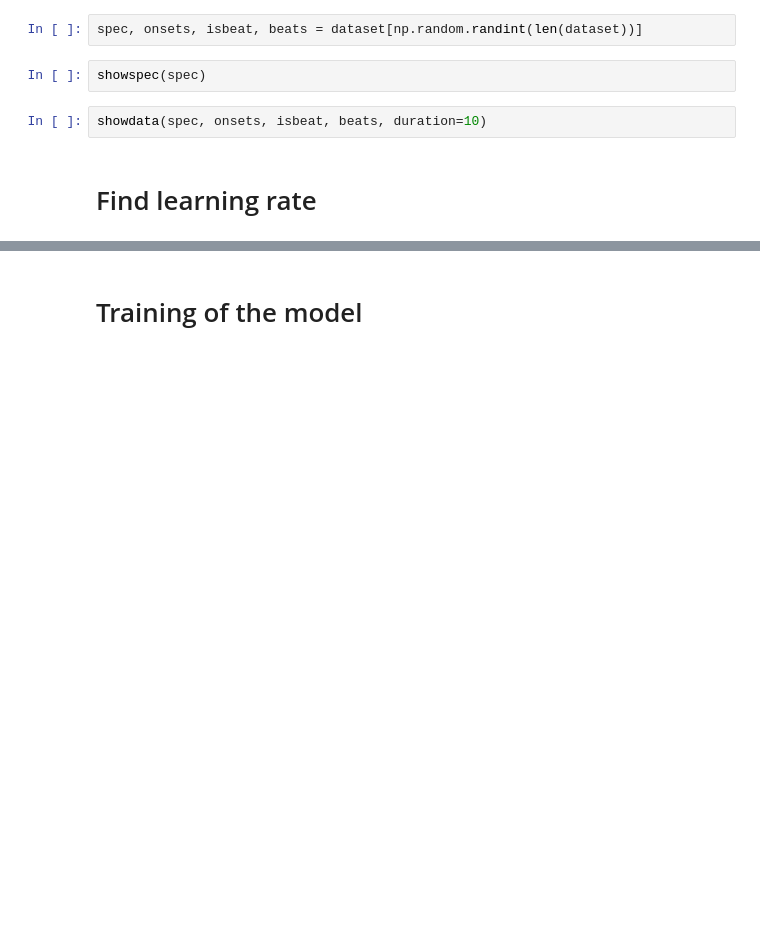
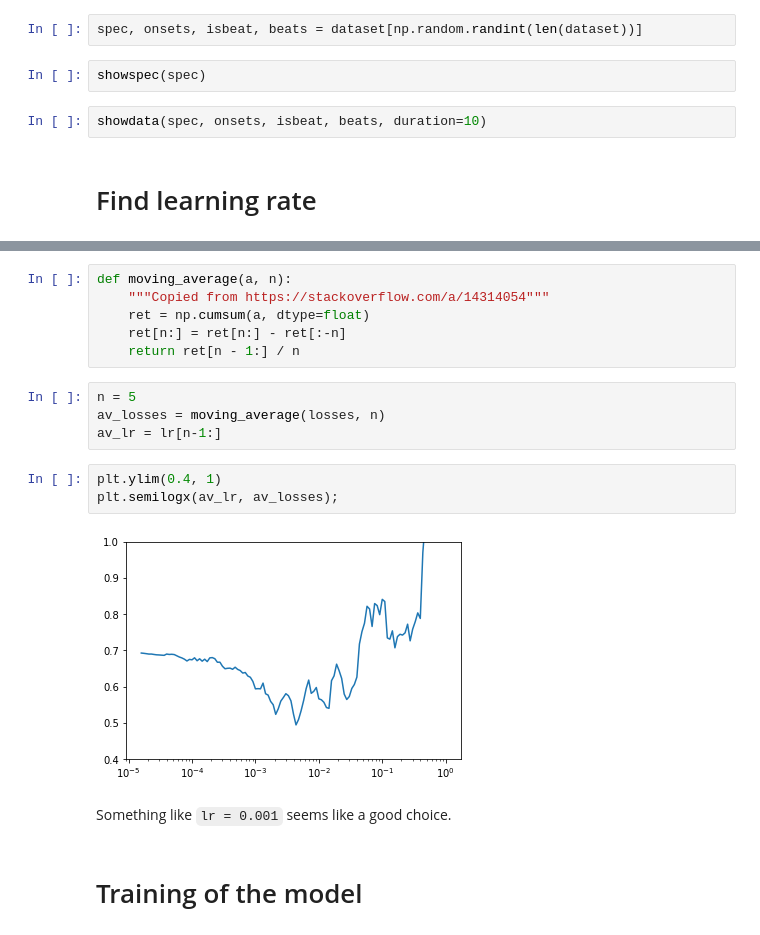
Before and after one commit to maxencemayrand/beat-tracking, a Jupyter notebook: model.ipynb, the cells around one changed output, grey strips where cells are left out. Cells and saved outputs as stored; diff of their text form; blank space fills up the shorter version.

```diff
--- a/model.ipynb
+++ b/model.ipynb
@@ -194,3 +236,20 @@ plt.semilogx(lr, losses);
+# %%
+def moving_average(a, n):
+    """Copied from https://stackoverflow.com/a/14314054"""
+    ret = np.cumsum(a, dtype=float)
+    ret[n:] = ret[n:] - ret[:-n]
+    return ret[n - 1:] / n
+# %%
+n = 5
+av_losses = moving_average(losses, n)
+av_lr = lr[n-1:]
+# %%
+plt.ylim(0.4, 1)
+plt.semilogx(av_lr, av_losses);
+# %% [output]
+[figure, added]
+# %% [markdown]
+Something like `lr = 0.001` seems like a good choice.
 # %% [markdown]
 # Training of the model
 # %%
```
Also changed, not shown: parts of 12 cells of this notebook.
